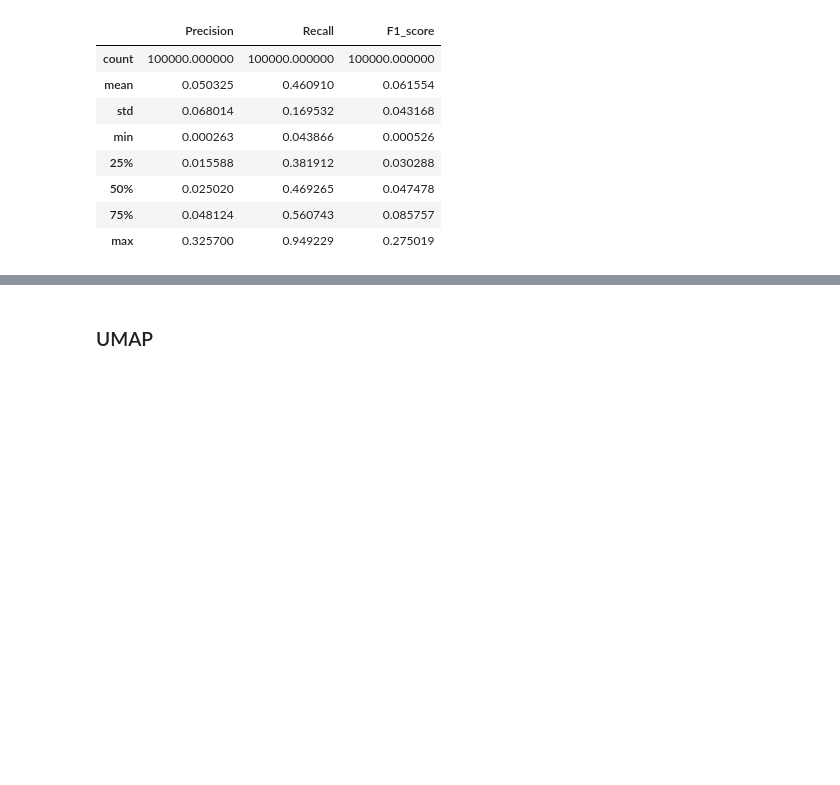
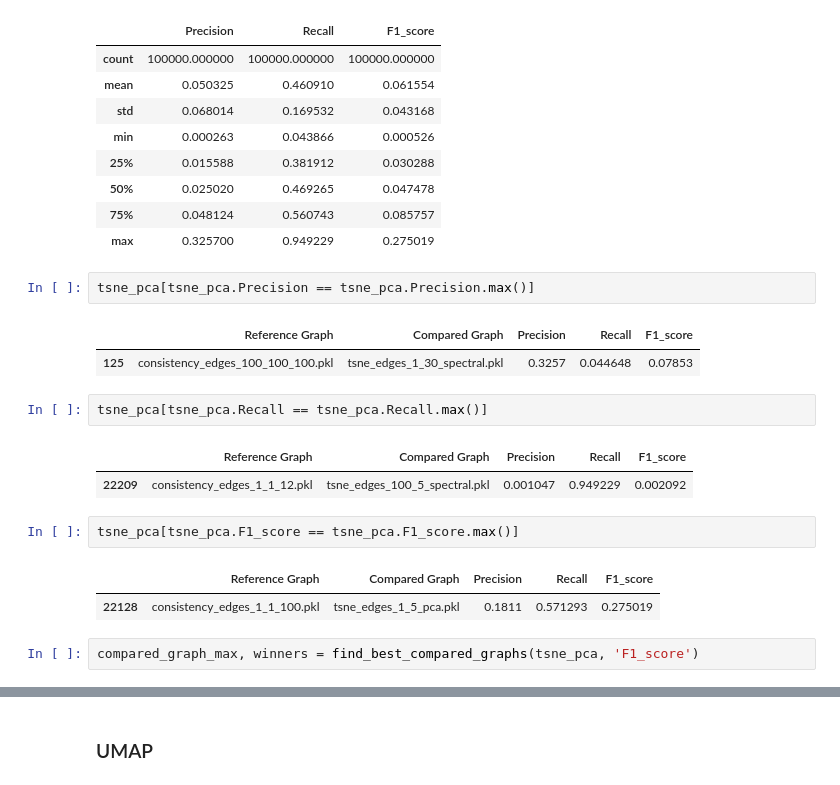
Before and after one commit to Vinicius-Teixeirac/RL-COVID-Events, a Jupyter notebook: GraphEvaluation/critical_difference_diagrams.ipynb, the cells around one changed output, grey strips where cells are left out. Cells and saved outputs as stored; diff of their text form; blank space fills up the shorter version.

```diff
--- a/GraphEvaluation/critical_difference_diagrams.ipynb
+++ b/GraphEvaluation/critical_difference_diagrams.ipynb
@@ -197,3 +343,20 @@ tsne_pca.describe()
 | 50% | 0.025020 | 0.469265 | 0.047478 |
 | 75% | 0.048124 | 0.560743 | 0.085757 |
 | max | 0.325700 | 0.949229 | 0.275019 |
+# %%
+tsne_pca[tsne_pca.Precision == tsne_pca.Precision.max()]
+# %% [output]
+|  | Reference Graph | Compared Graph | Precision | Recall | F1_score |
+| 125 | consistency_edges_100_100_100.pkl | tsne_edges_1_30_spectral.pkl | 0.3257 | 0.044648 | 0.07853 |
+# %%
+tsne_pca[tsne_pca.Recall == tsne_pca.Recall.max()]
+# %% [output]
+|  | Reference Graph | Compared Graph | Precision | Recall | F1_score |
+| 22209 | consistency_edges_1_1_12.pkl | tsne_edges_100_5_spectral.pkl | 0.001047 | 0.949229 | 0.002092 |
+# %%
+tsne_pca[tsne_pca.F1_score == tsne_pca.F1_score.max()]
+# %% [output]
+|  | Reference Graph | Compared Graph | Precision | Recall | F1_score |
+| 22128 | consistency_edges_1_1_100.pkl | tsne_edges_1_5_pca.pkl | 0.1811 | 0.571293 | 0.275019 |
+# %%
+compared_graph_max, winners = find_best_compared_graphs(tsne_pca, 'F1_score')
```
Also changed, not shown: parts of 42 cells of this notebook, 1 other file.
